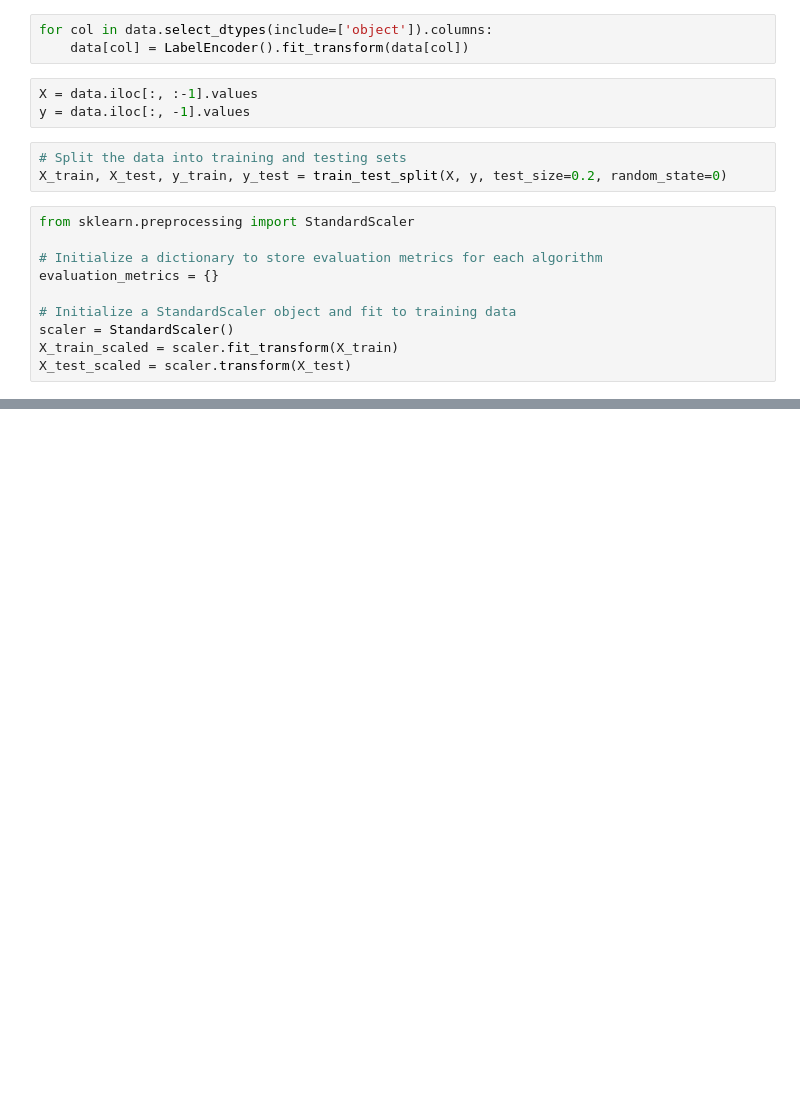
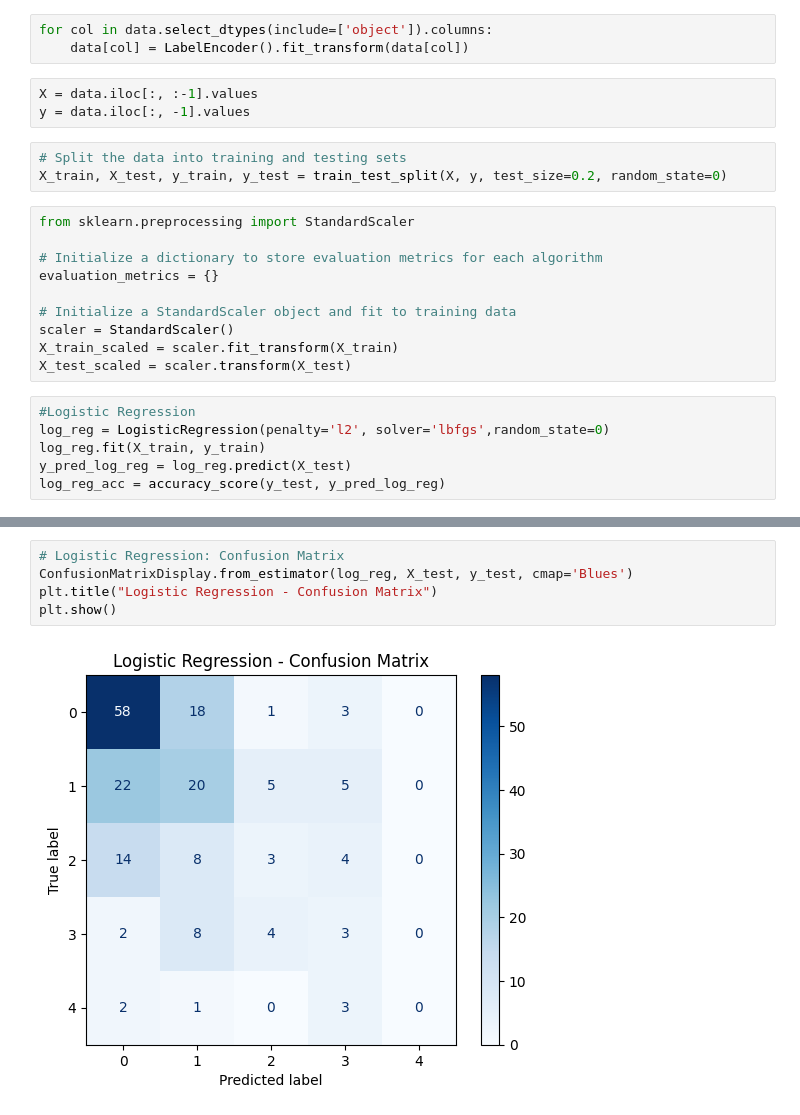
Before and after one commit to shivanswamynathan/ML, a Jupyter notebook: heart_disease_prediction.ipynb, the cells around one changed output, grey strips where cells are left out. Cells and saved outputs as stored; diff of their text form; blank space fills up the shorter version.

Commit message:
final  Still optimize the model to improve accuracy

```diff
--- a/heart_disease_prediction.ipynb
+++ b/heart_disease_prediction.ipynb
@@ -140,3 +150,9 @@ evaluation_metrics = {}
 scaler = StandardScaler()
 X_train_scaled = scaler.fit_transform(X_train)
 X_test_scaled = scaler.transform(X_test)
+# %%
+#Logistic Regression
+log_reg = LogisticRegression(penalty='l2', solver='lbfgs',random_state=0)
+log_reg.fit(X_train, y_train)
+y_pred_log_reg = log_reg.predict(X_test)
+log_reg_acc = accuracy_score(y_test, y_pred_log_reg)
@@ -142,0 +220,7 @@ X_test_scaled = scaler.transform(X_test)
+# %%
+# Logistic Regression: Confusion Matrix
+ConfusionMatrixDisplay.from_estimator(log_reg, X_test, y_test, cmap='Blues')
+plt.title("Logistic Regression - Confusion Matrix")
+plt.show()
+# %% [output]
+[figure, added]
```
Also changed, not shown: parts of 15 cells of this notebook.
